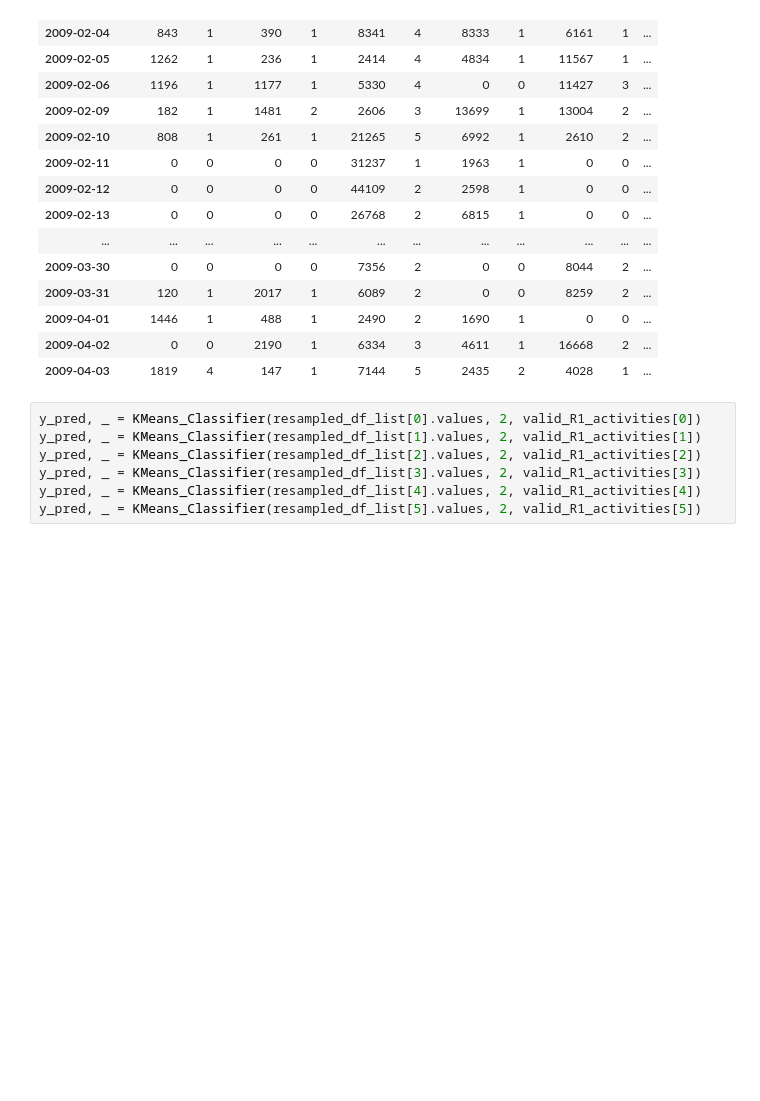
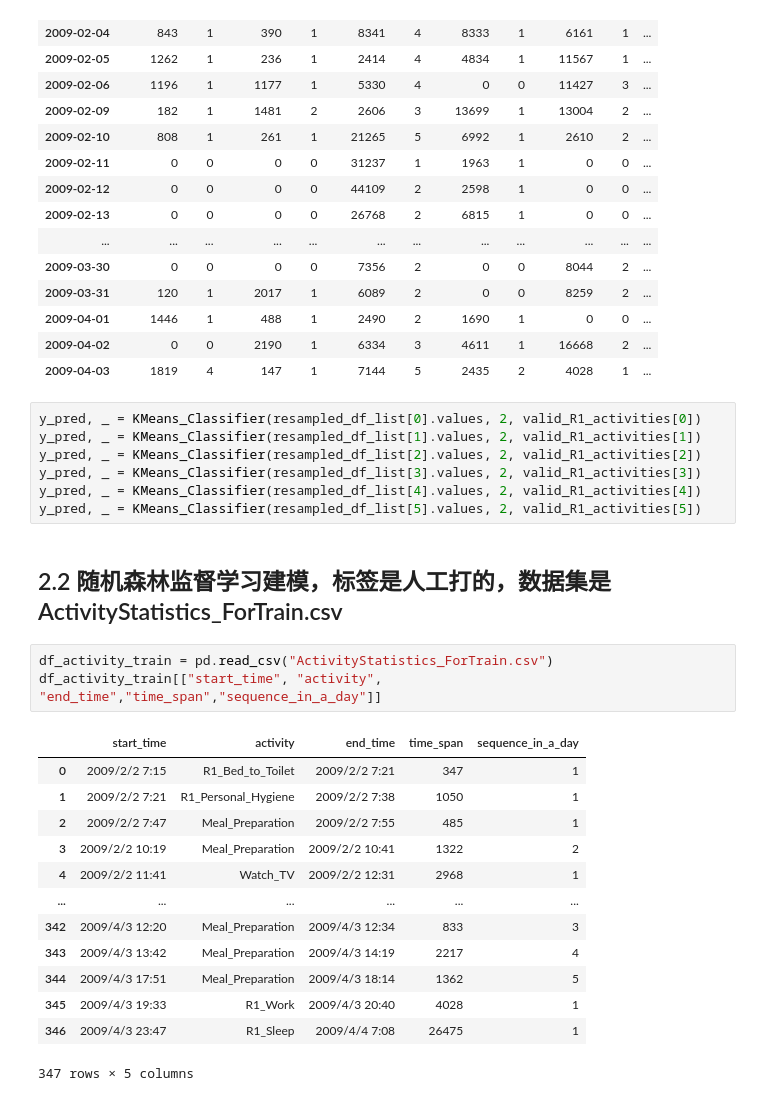
Before and after one commit to wendiganyu/IOTPhase2, a Jupyter notebook: ActivityStatisticsAndForecast.ipynb, the cells around one changed output. Cells and saved outputs as stored; diff of their text form; blank space fills up the shorter version.

```diff
--- a/ActivityStatisticsAndForecast.ipynb
+++ b/ActivityStatisticsAndForecast.ipynb
@@ -959,3 +960,22 @@ y_pred, _ = KMeans_Classifier(resampled_df_list[2].values, 2, valid_R1_activitie
 y_pred, _ = KMeans_Classifier(resampled_df_list[3].values, 2, valid_R1_activities[3])
 y_pred, _ = KMeans_Classifier(resampled_df_list[4].values, 2, valid_R1_activities[4])
 y_pred, _ = KMeans_Classifier(resampled_df_list[5].values, 2, valid_R1_activities[5])
+# %% [markdown]
+## 2.2 随机森林监督学习建模，标签是人工打的，数据集是ActivityStatistics_ForTrain.csv
+# %%
+df_activity_train = pd.read_csv("ActivityStatistics_ForTrain.csv")
+df_activity_train[["start_time", "activity", "end_time","time_span","sequence_in_a_day"]]
+# %% [output]
+|  | start_time | activity | end_time | time_span | sequence_in_a_day |
+| 0 | 2009/2/2 7:15 | R1_Bed_to_Toilet | 2009/2/2 7:21 | 347 | 1 |
+| 1 | 2009/2/2 7:21 | R1_Personal_Hygiene | 2009/2/2 7:38 | 1050 | 1 |
+| 2 | 2009/2/2 7:47 | Meal_Preparation | 2009/2/2 7:55 | 485 | 1 |
+| 3 | 2009/2/2 10:19 | Meal_Preparation | 2009/2/2 10:41 | 1322 | 2 |
+| 4 | 2009/2/2 11:41 | Watch_TV | 2009/2/2 12:31 | 2968 | 1 |
+| ... | ... | ... | ... | ... | ... |
+| 342 | 2009/4/3 12:20 | Meal_Preparation | 2009/4/3 12:34 | 833 | 3 |
+| 343 | 2009/4/3 13:42 | Meal_Preparation | 2009/4/3 14:19 | 2217 | 4 |
+| 344 | 2009/4/3 17:51 | Meal_Preparation | 2009/4/3 18:14 | 1362 | 5 |
+| 345 | 2009/4/3 19:33 | R1_Work | 2009/4/3 20:40 | 4028 | 1 |
+| 346 | 2009/4/3 23:47 | R1_Sleep | 2009/4/4 7:08 | 26475 | 1 |
+347 rows × 5 columns
```
Also changed, not shown: parts of 12 cells of this notebook, 21 other files.
